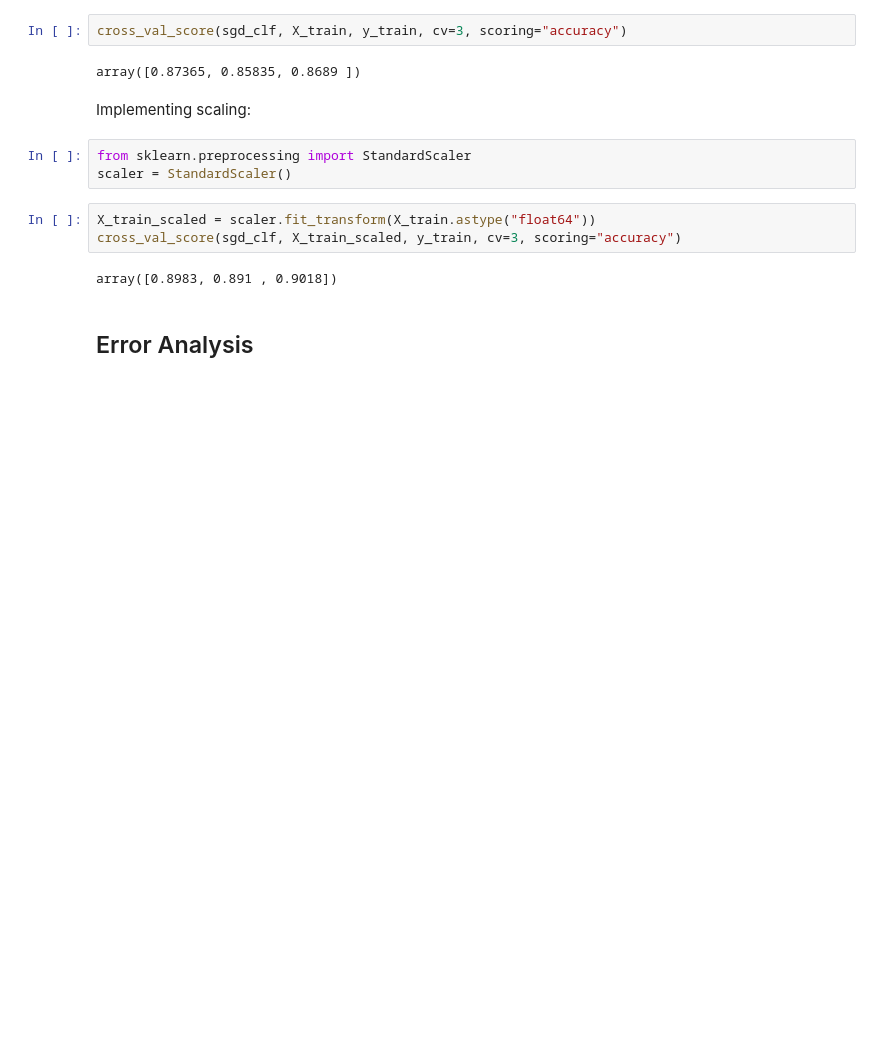
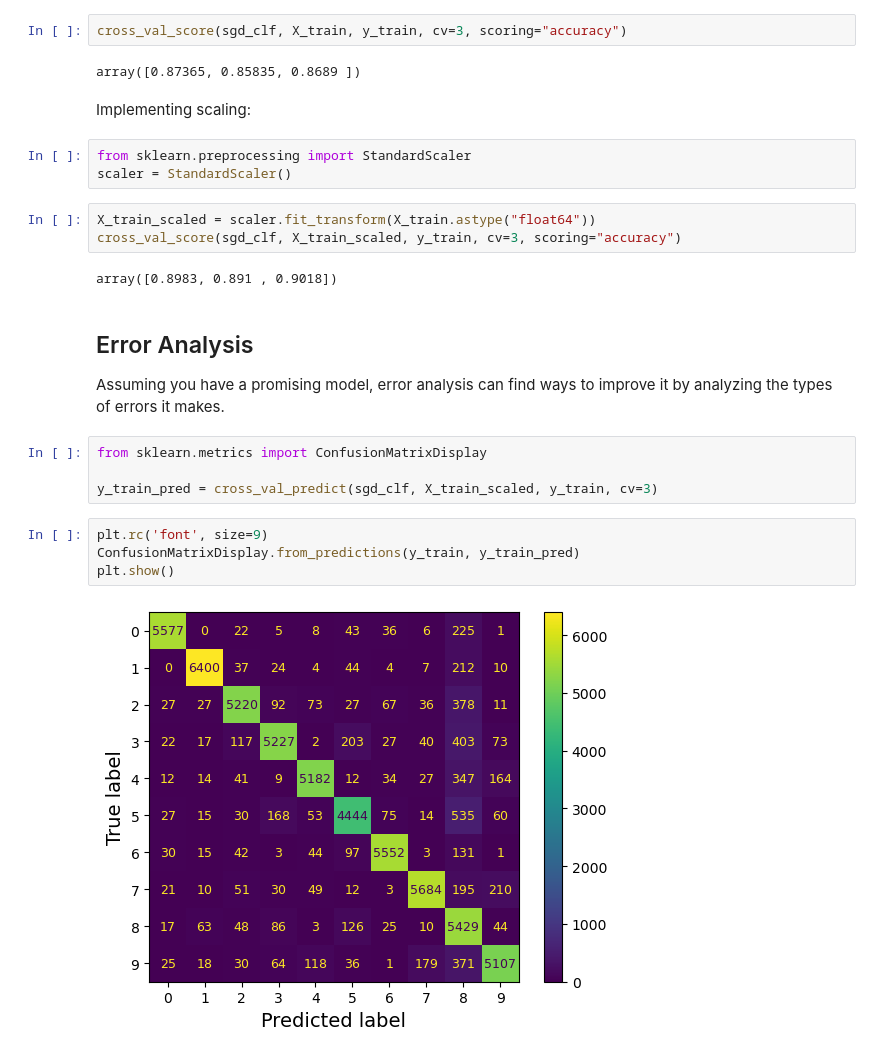
Before and after one commit to jreaso/handson-ml, a Jupyter notebook: 3_classification.ipynb, the cells around one changed output. Saved outputs shown, nothing was run; the diff lists cells and outputs as text; blank space fills up the shorter version.

```diff
--- a/3_classification.ipynb
+++ b/3_classification.ipynb
@@ -482,3 +482,15 @@ cross_val_score(sgd_clf, X_train_scaled, y_train, cv=3, scoring="accuracy")
 array([0.8983, 0.891 , 0.9018])
 # %% [markdown]
 ## Error Analysis
+
+Assuming you have a promising model, error analysis can find ways to improve it by analyzing the types of errors it makes.
+# %%
+from sklearn.metrics import ConfusionMatrixDisplay
+
+y_train_pred = cross_val_predict(sgd_clf, X_train_scaled, y_train, cv=3)
+# %%
+plt.rc('font', size=9)
+ConfusionMatrixDisplay.from_predictions(y_train, y_train_pred)
+plt.show()
+# %% [output]
+[figure, added]
```
Also changed, not shown: parts of 12 cells of this notebook.
